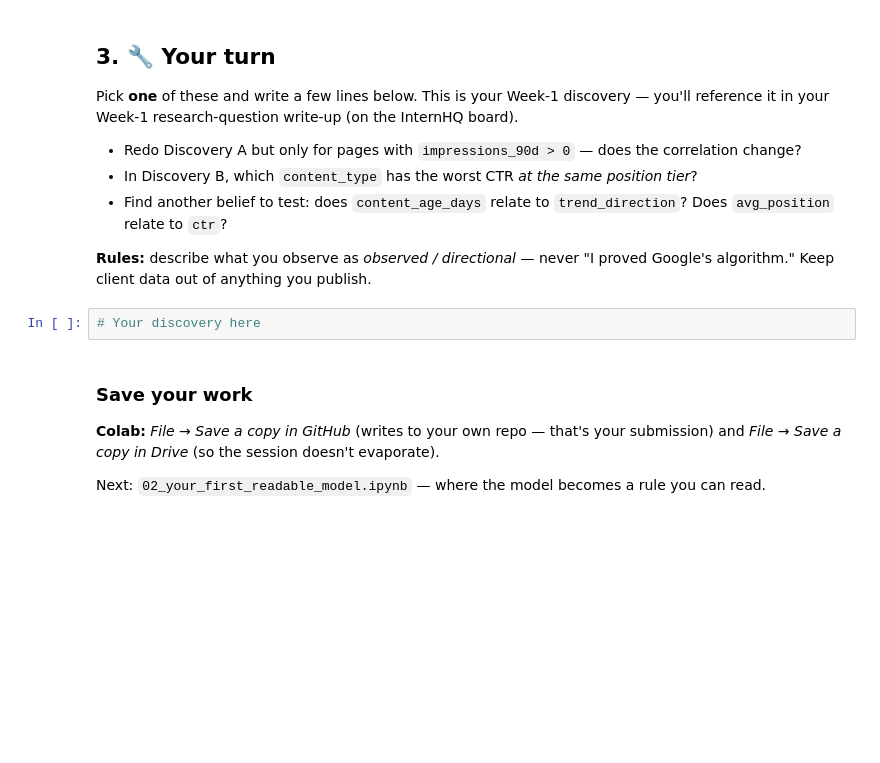
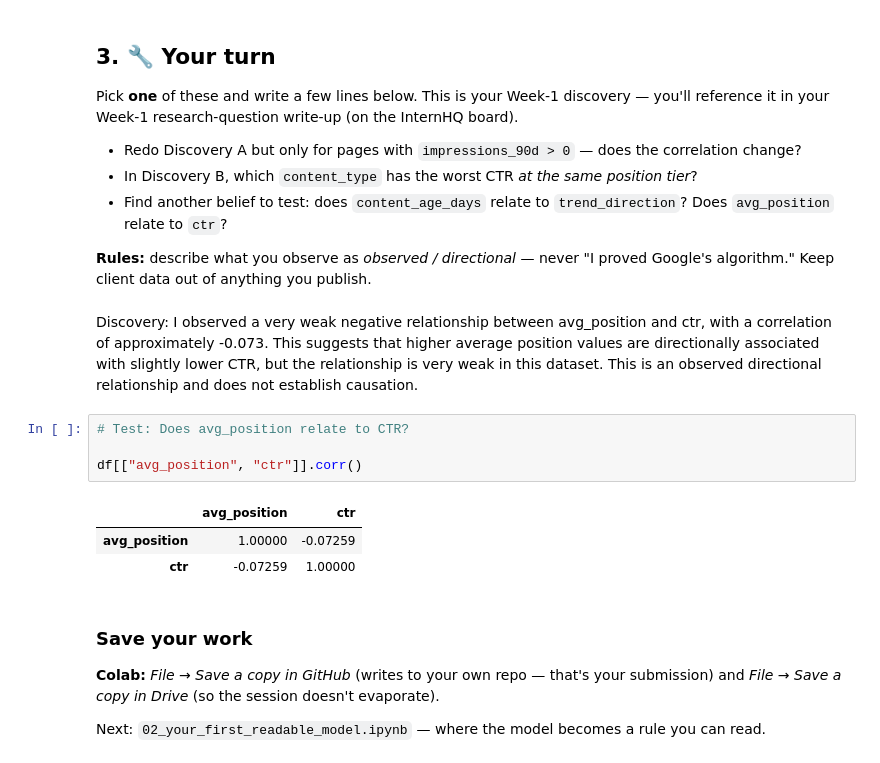
Before and after one commit to BLWF-CYBERSPACE/BLWF-ML-FLYRANK, a Jupyter notebook: notebooks/01_first_look_and_discovery.ipynb, the cells around one changed output. Saved outputs shown, nothing was run; the diff lists cells and outputs as text; blank space fills up the shorter version.

```diff
--- a/notebooks/01_first_look_and_discovery.ipynb
+++ b/notebooks/01_first_look_and_discovery.ipynb
@@ -153,8 +153,16 @@ Pick **one** of these and write a few lines below. This is your Week-1 discovery
 - Find another belief to test: does `content_age_days` relate to `trend_direction`? Does `avg_position` relate to `ctr`?
 
 **Rules:** describe what you observe as *observed / directional* — never "I proved Google's algorithm." Keep client data out of anything you publish.
-# %%
-# Your discovery here
+# %% [markdown]
+Discovery: I observed a very weak negative relationship between avg_position and ctr, with a correlation of approximately -0.073. This suggests that higher average position values are directionally associated with slightly lower CTR, but the relationship is very weak in this dataset. This is an observed directional relationship and does not establish causation.
+# %%
+# Test: Does avg_position relate to CTR?
+
+df[["avg_position", "ctr"]].corr()
+# %% [output]
+|  | avg_position | ctr |
+| avg_position | 1.00000 | -0.07259 |
+| ctr | -0.07259 | 1.00000 |
 # %% [markdown]
 ### Save your work
 **Colab:** *File → Save a copy in GitHub* (writes to your own repo — that's your submission) and *File → Save a copy in Drive* (so the session doesn't evaporate).
```
Also changed, not shown: parts of 1 cell of this notebook.
